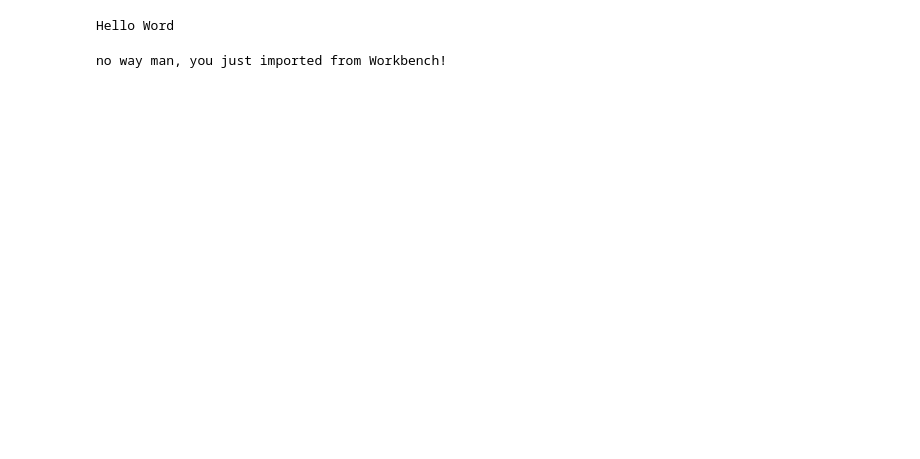
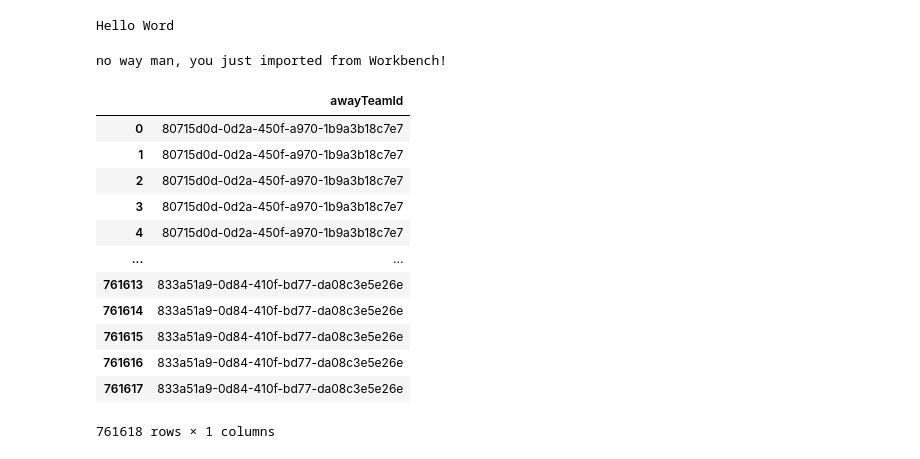
Before and after one commit to prodonjs/vertex-ai-samples, a Jupyter notebook: notebooks/jasons cool notebook.ipynb, the cells around one changed output. Cells and saved outputs as stored; diff of their text form; code cells hidden in the pictures; blank space fills up the shorter version.

```diff
--- a/notebooks/jasons cool notebook.ipynb
+++ b/notebooks/jasons cool notebook.ipynb
@@ -12,3 +12,26 @@ no way man, you just imported from Workbench!
 import numpy as np
 random_numbers = np.random.rand(10)
 print(random_numbers)
+# %%
+%%bigquery
+SELECT
+  awayTeamId,
+
+
+
+FROM
+  `bigquery-public-data.baseball.games_wide`;
+# %% [output]
+|  | awayTeamId |
+| 0 | 80715d0d-0d2a-450f-a970-1b9a3b18c7e7 |
+| 1 | 80715d0d-0d2a-450f-a970-1b9a3b18c7e7 |
+| 2 | 80715d0d-0d2a-450f-a970-1b9a3b18c7e7 |
+| 3 | 80715d0d-0d2a-450f-a970-1b9a3b18c7e7 |
+| 4 | 80715d0d-0d2a-450f-a970-1b9a3b18c7e7 |
+| ... | ... |
+| 761613 | 833a51a9-0d84-410f-bd77-da08c3e5e26e |
+| 761614 | 833a51a9-0d84-410f-bd77-da08c3e5e26e |
+| 761615 | 833a51a9-0d84-410f-bd77-da08c3e5e26e |
+| 761616 | 833a51a9-0d84-410f-bd77-da08c3e5e26e |
+| 761617 | 833a51a9-0d84-410f-bd77-da08c3e5e26e |
+761618 rows × 1 columns
```
Also changed, not shown: parts of 1 cell of this notebook.
